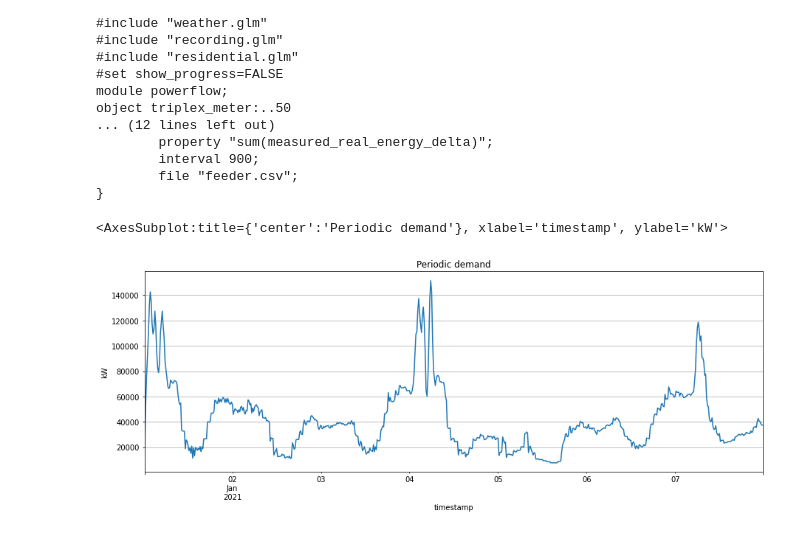
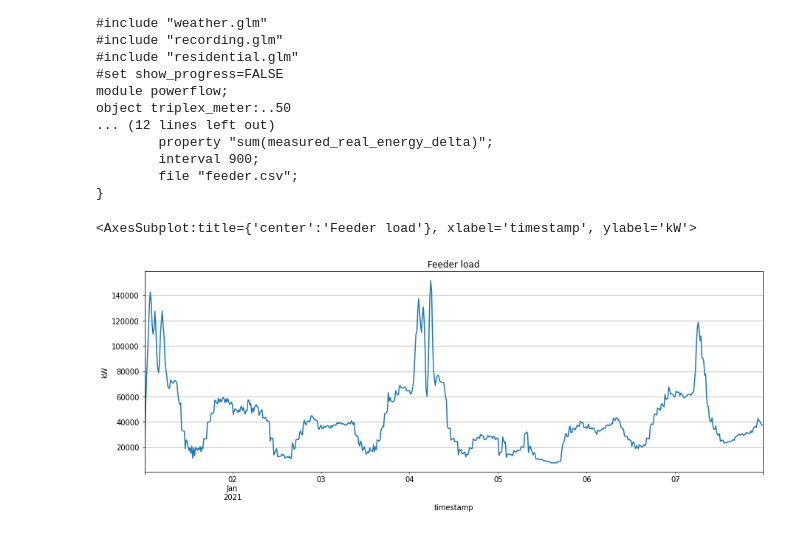
Before and after one commit to slacgismo/load_decomposition, a Jupyter notebook: data/Load_decomposition.ipynb, the cells around one changed output. Saved outputs shown, nothing was run; the diff lists cells and outputs as text; code cells hidden in the pictures.

```diff
--- a/data/Load_decomposition.ipynb
+++ b/data/Load_decomposition.ipynb
@@ -202,12 +202,12 @@ object triplex_meter:..50
 # %%
 panel = pandas.read_csv('feeder.csv',
                         header = 0,
                         names = ['timestamp','power'],
                         converters = {
                             'timestamp':to_timestamp,
                             'power':to_real},
                         index_col='timestamp')
-panel['power'].plot(markersize=1,figsize=(15,5),ylabel='kW',grid=True,title='Periodic demand')
+panel['power'].plot(markersize=1,figsize=(15,5),ylabel='kW',grid=True,title='Feeder load')
 # %% [output]
-<AxesSubplot:title={'center':'Periodic demand'}, xlabel='timestamp', ylabel='kW'>
+<AxesSubplot:title={'center':'Feeder load'}, xlabel='timestamp', ylabel='kW'>
-[figure, old version]
+[figure, new version]
```
Also changed, not shown: parts of 1 cell of this notebook.
